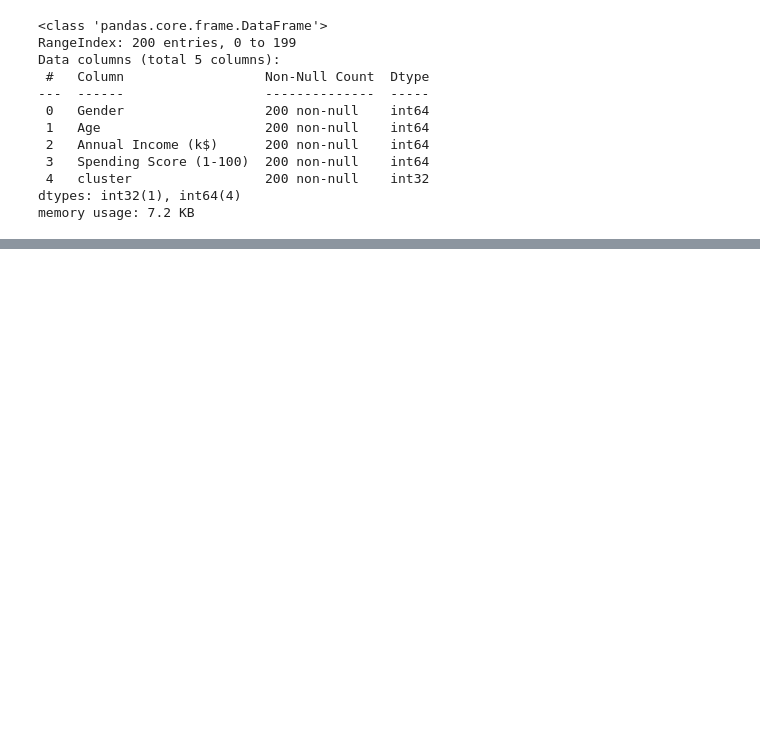
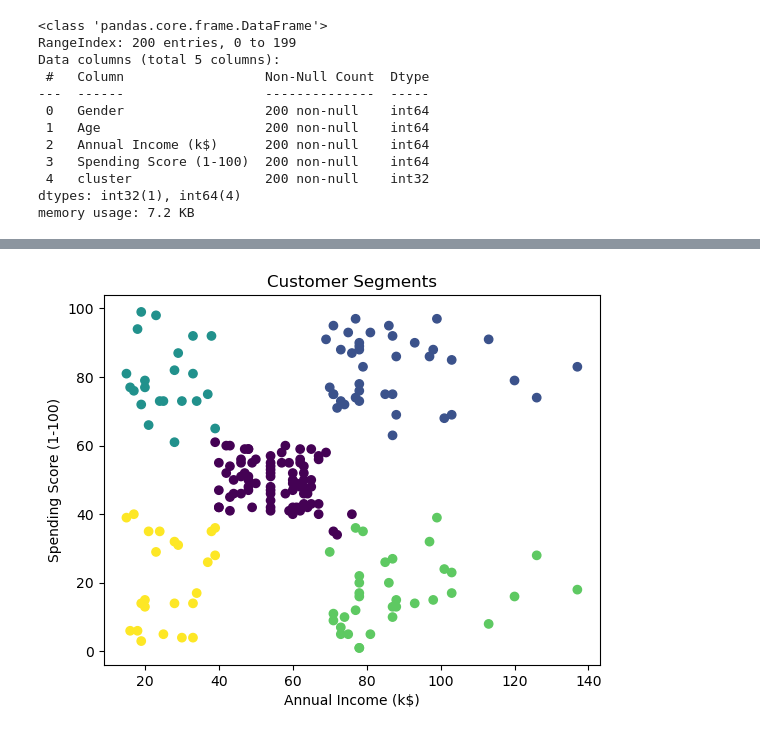
Before and after one commit to vivekkumars21/classification, a Jupyter notebook: clustering/customerseg.ipynb, the cells around one changed output, grey strips where cells are left out. Drawn from its saved outputs; the diff is of its cells as text; code cells hidden in the pictures; blank space fills up the shorter version.

```diff
--- a/clustering/customerseg.ipynb
+++ b/clustering/customerseg.ipynb
@@ -93,0 +140,8 @@ X.head()
+# %%
+plt.scatter(Z['Annual Income (k$)'], Z['Spending Score (1-100)'], c=Z['cluster'])
+plt.xlabel('Annual Income (k$)')
+plt.ylabel('Spending Score (1-100)')
+plt.title('Customer Segments')
+plt.show()
+# %% [output]
+[figure, added]
```
Also changed, not shown: parts of 9 cells of this notebook.
